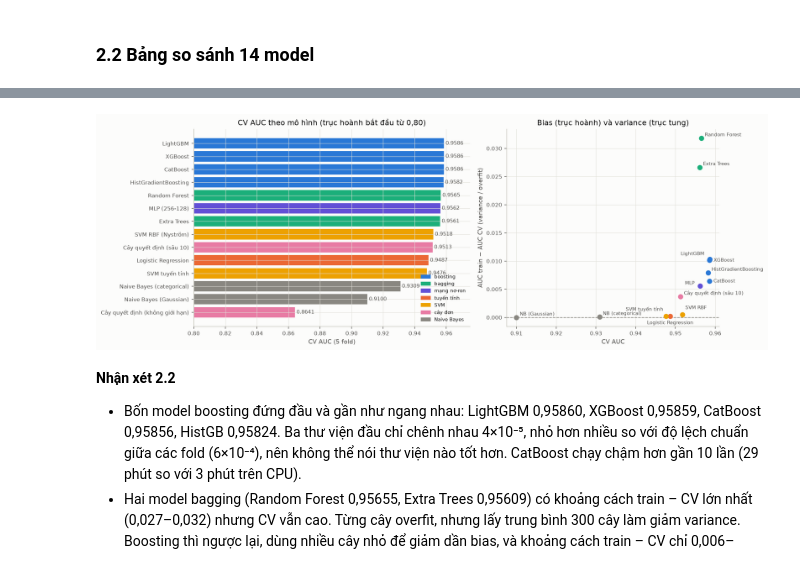
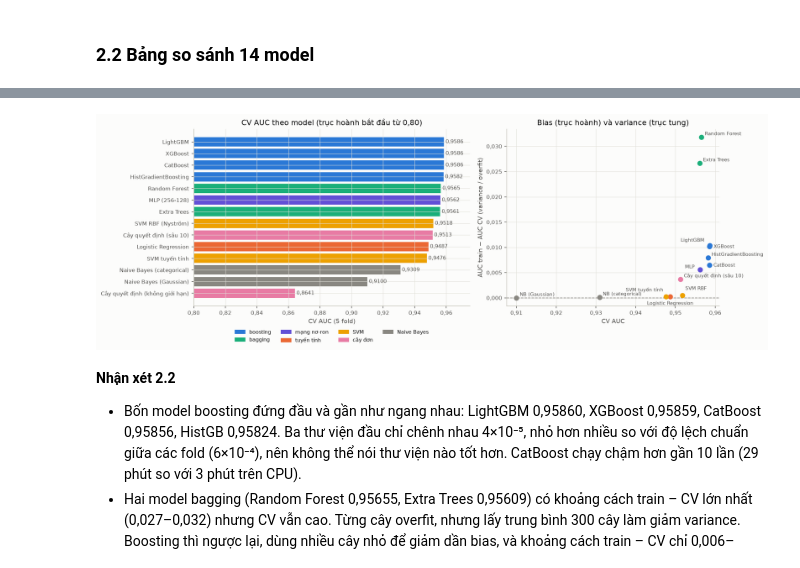
Before and after one commit to dthanhman/final_kaggle_S6E10, a Jupyter notebook: exp/E3_models.ipynb, the cells around one changed output, grey strips where cells are left out. Saved outputs shown, nothing was run; the diff lists cells and outputs as text; code cells hidden in the pictures.

```diff
--- a/exp/E3_models.ipynb
+++ b/exp/E3_models.ipynb
@@ -411,36 +411,36 @@ allm[["tên", "family", "cv_auc", "Δ so với LightGBM", "fold_std", "train_auc
 # %%
 fig, axes = plt.subplots(1, 2, figsize=(14, 5), gridspec_kw={"width_ratios": [1.3, 1]})
 d = allm.iloc[::-1]
 fam_color = {"boosting": P.BLUE, "bagging": P.AQUA, "mạng nơ-ron": P.SERIES[6], "tuyến tính": P.ORANGE,
              "SVM": P.SERIES[3], "cây đơn": P.SERIES[4], "Naive Bayes": P.INK_3}
 ax = axes[0]
 ax.barh(d["tên"], d["cv_auc"], color=[fam_color[f] for f in d["family"]])
 for i, v in enumerate(d["cv_auc"]):
     ax.text(v + 0.001, i, f"{v:.4f}", va="center", fontsize=7.5, color=P.INK_2)
 ax.set_xlim(0.80, 0.975)
 ax.set_xlabel("CV AUC (5 fold)")
-ax.set_title("CV AUC theo mô hình (trục hoành bắt đầu từ 0,80)")
+ax.set_title("CV AUC theo model (trục hoành bắt đầu từ 0,80)")
 from matplotlib.patches import Patch
-ax.legend(handles=[Patch(color=c, label=f) for f, c in fam_color.items()], loc="lower right", fontsize=7)
+ax.legend(handles=[Patch(color=c, label=f) for f, c in fam_color.items()], loc="upper center", bbox_to_anchor=(0.5, -0.11), ncol=4, fontsize=7.5)
 ax = axes[1]
 m = allm[allm["model"] != "decision_tree_full"]
 OFFSET = {"lightgbm": (-8, 6, "right"), "xgboost": (6, -2, "left"), "catboost": (6, -2, "left"),
           "linear_svm": (-4, 8, "right"), "logistic_regression": (0, -12, "center"), "rbf_svm": (4, 8, "left"),
           "mlp": (-8, 2, "right")}
 for _, r in m.iterrows():
     ax.scatter(r["cv_auc"], r["train_minus_cv"], s=45, color=fam_color[r["family"]], zorder=3)
     dx, dy, ha = OFFSET.get(r["model"], (5, 3, "left"))
     lab = r["tên"].replace("Naive Bayes (", "NB (").replace(" (Nyström)", "").replace(" (256-128)", "")
     ax.annotate(lab, (r["cv_auc"], r["train_minus_cv"]), textcoords="offset points", xytext=(dx, dy), ha=ha,
                 fontsize=7, color=P.INK_2)
 ax.axhline(0, color=P.REF, lw=1, ls="--")
 ax.set_xlabel("CV AUC")
 ax.set_ylabel("AUC train − AUC CV (variance / overfit)")
 ax.set_title("Bias (trục hoành) và variance (trục tung)")
 fig.tight_layout()
 P.save(fig, "E3_02_models")
 # %% [output]
-[figure, old version]
+[figure, new version]
 # %% [markdown]
 **Nhận xét 2.2**
 - Bốn model boosting đứng đầu và gần như ngang nhau: LightGBM 0,95860, XGBoost 0,95859, CatBoost 0,95856, HistGB
```
Also changed, not shown: parts of 3 cells of this notebook, 47 other files.
